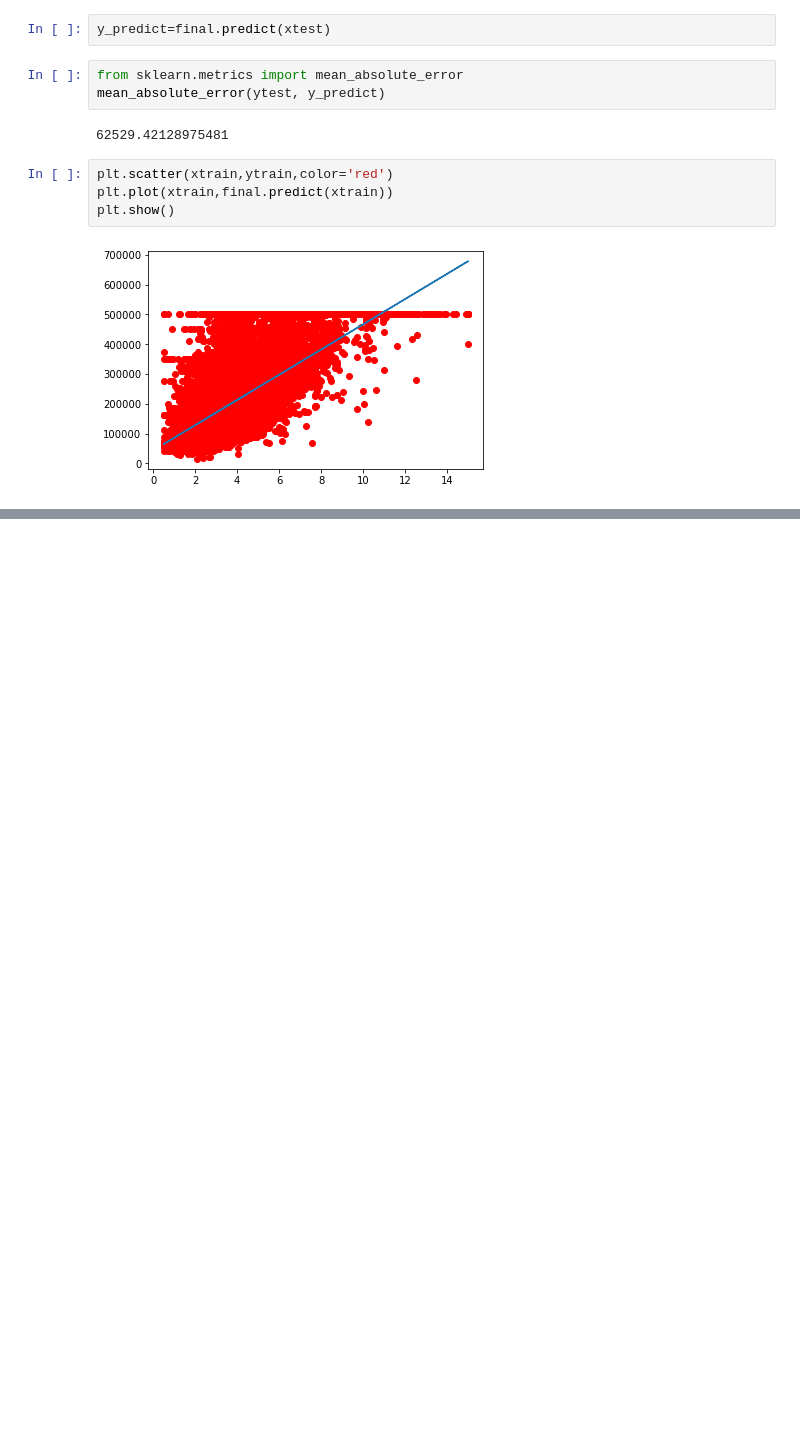
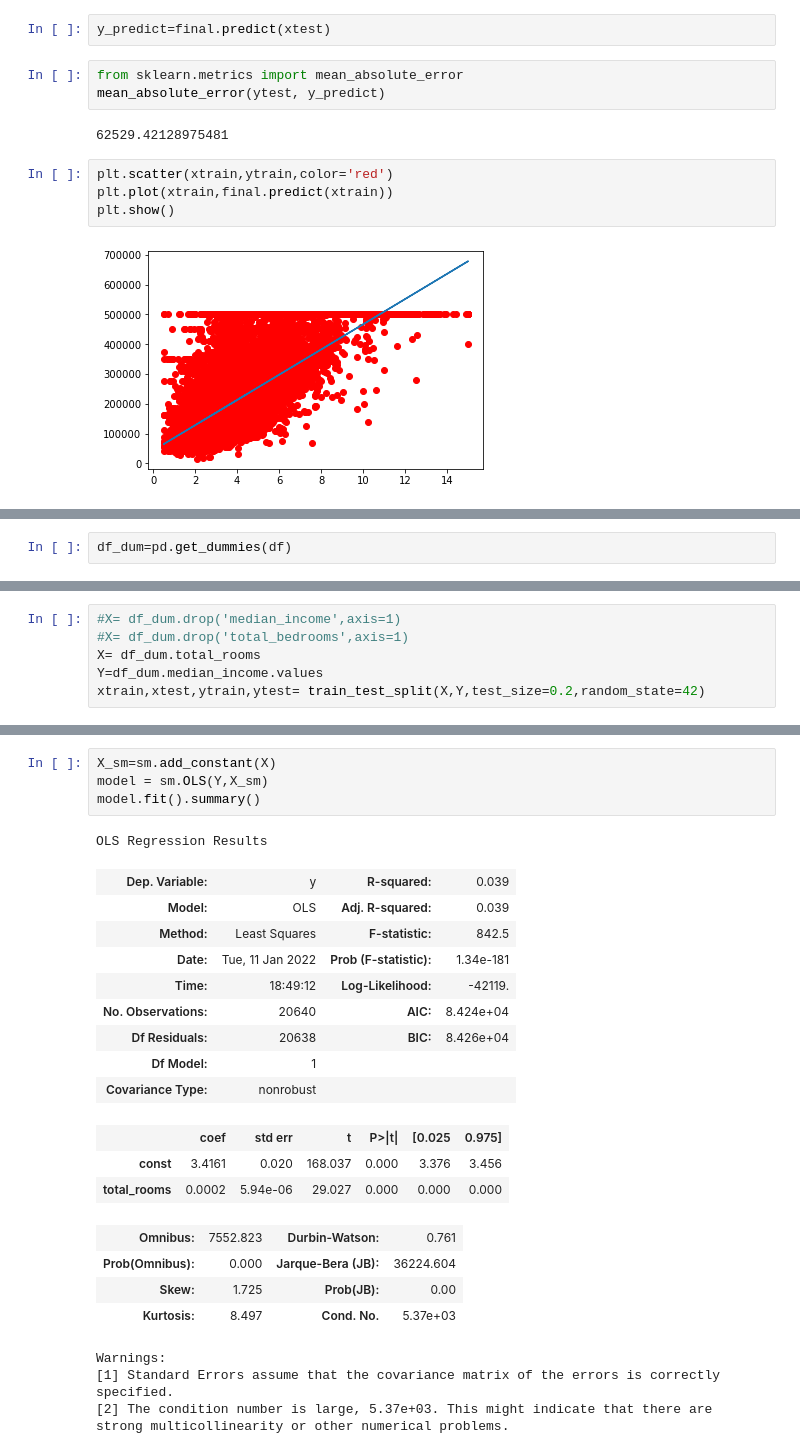
Before and after one commit to TaniaToyo/Datascience_Project, a Jupyter notebook: Housing/Linear Regression.ipynb, the cells around one changed output, grey strips where cells are left out. Drawn from its saved outputs; the diff is of its cells as text; blank space fills up the shorter version.

```diff
--- a/Housing/Linear Regression.ipynb
+++ b/Housing/Linear Regression.ipynb
@@ -70,0 +83,2 @@ plt.show()
+# %%
+df_dum=pd.get_dummies(df)
@@ -70,0 +127,6 @@ plt.show()
+# %%
+#X= df_dum.drop('median_income',axis=1)
+#X= df_dum.drop('total_bedrooms',axis=1)
+X= df_dum.total_rooms
+Y=df_dum.median_income.values
+xtrain,xtest,ytrain,ytest= train_test_split(X,Y,test_size=0.2,random_state=42)
@@ -70,0 +164,26 @@ plt.show()
+# %%
+X_sm=sm.add_constant(X)
+model = sm.OLS(Y,X_sm)
+model.fit().summary()
+# %% [output]
+OLS Regression Results
+| Dep. Variable: | y | R-squared: | 0.039 |
+| Model: | OLS | Adj. R-squared: | 0.039 |
+| Method: | Least Squares | F-statistic: | 842.5 |
+| Date: | Tue, 11 Jan 2022 | Prob (F-statistic): | 1.34e-181 |
+| Time: | 18:49:12 | Log-Likelihood: | -42119. |
+| No. Observations: | 20640 | AIC: | 8.424e+04 |
+| Df Residuals: | 20638 | BIC: | 8.426e+04 |
+| Df Model: | 1 |  |  |
+| Covariance Type: | nonrobust |  |  |
+|  | coef | std err | t | P>|t| | [0.025 | 0.975] |
+| const | 3.4161 | 0.020 | 168.037 | 0.000 | 3.376 | 3.456 |
+| total_rooms | 0.0002 | 5.94e-06 | 29.027 | 0.000 | 0.000 | 0.000 |
+| Omnibus: | 7552.823 | Durbin-Watson: | 0.761 |
+| Prob(Omnibus): | 0.000 | Jarque-Bera (JB): | 36224.604 |
+| Skew: | 1.725 | Prob(JB): | 0.00 |
+| Kurtosis: | 8.497 | Cond. No. | 5.37e+03 |
+Warnings:
+[1] Standard Errors assume that the covariance matrix of the errors is correctly specified.
+[2] The condition number is large, 5.37e+03. This might indicate that there are
+strong multicollinearity or other numerical problems.
```
Also changed, not shown: parts of 13 cells of this notebook, 15 other files.
